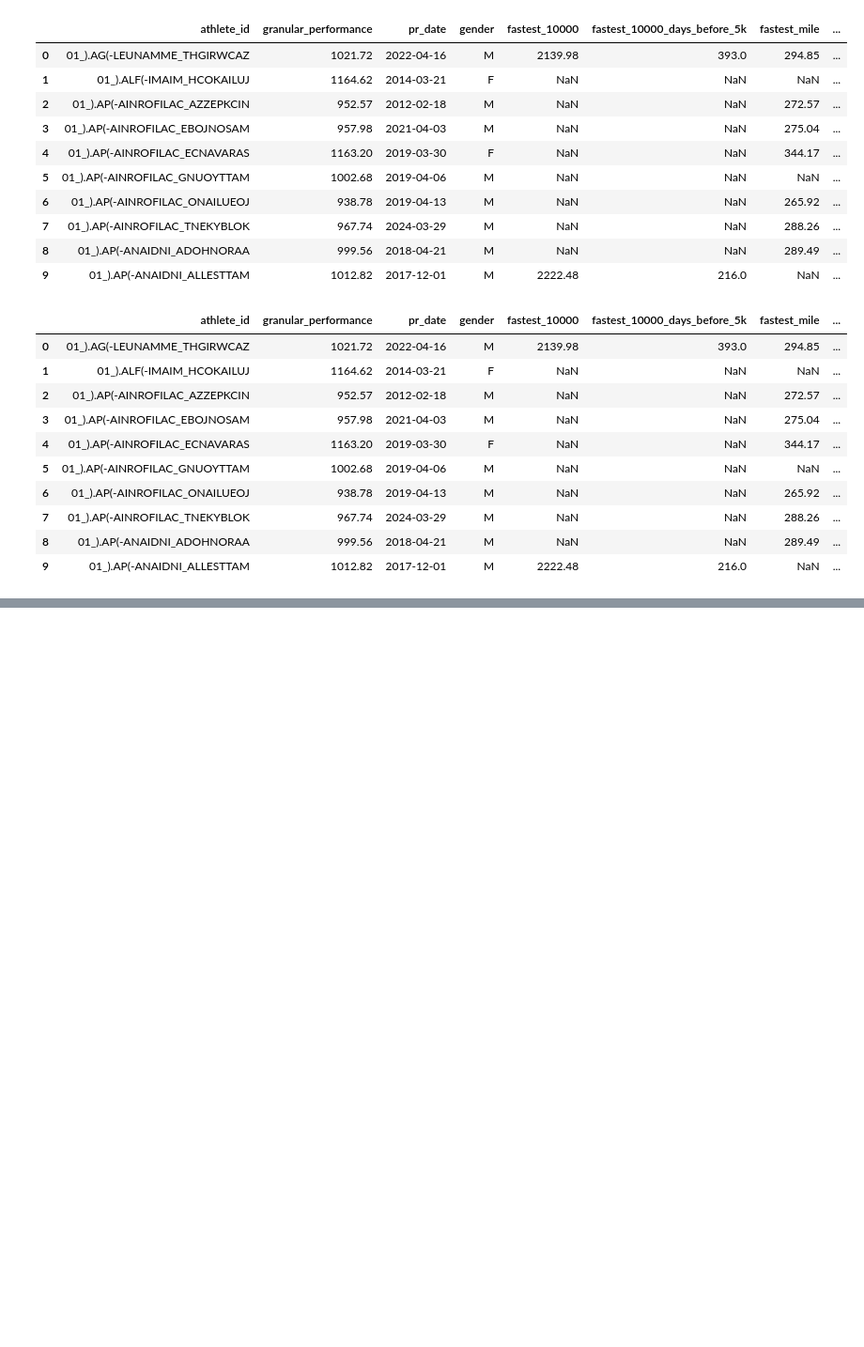
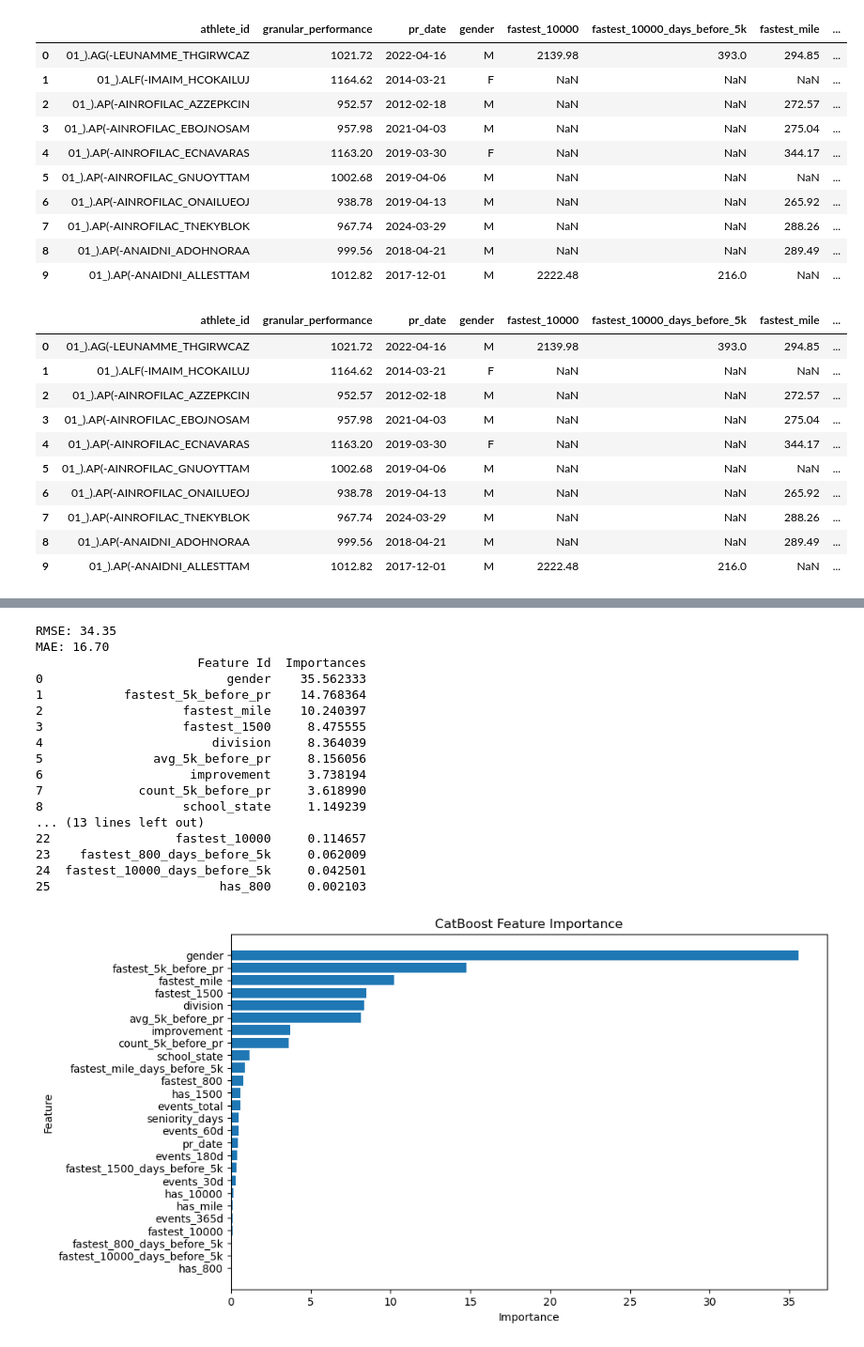
Before and after one commit to stanski901/5k_predictor, a Jupyter notebook: working_file.ipynb, the cells around one changed output, grey strips where cells are left out. Shown: that part at 94% size. Saved outputs shown, nothing was run; the diff lists cells and outputs as text; code cells hidden in the pictures; blank space fills up the shorter version.

```diff
--- a/working_file.ipynb
+++ b/working_file.ipynb
@@ -374,0 +624,21 @@ sample.drop(columns=['first_date'], inplace=True)
+# %%
+# --------------------------
+# 3. Create CatBoost Pool objects
+# --------------------------
+train_pool = Pool(data=X_train, label=y_train, cat_features=cat_features)
+test_pool  = Pool(data=X_test,  label=y_test,  cat_features=cat_features)
+# %%
+# --------------------------
+# 4. Initialize & train CatBoost
+# --------------------------
+model = CatBoostRegressor(
+    iterations=1000,
+    learning_rate=0.05,
+    depth=6,
+    eval_metric='RMSE',
+    random_seed=42,
+    verbose=100,
+    early_stopping_rounds=50
+)
+
+model.fit(train_pool, eval_set=test_pool, use_best_model=True)
@@ -374,0 +663,43 @@ sample.drop(columns=['first_date'], inplace=True)
+# %%
+# --------------------------
+# 5. Evaluate
+# --------------------------
+y_pred = model.predict(X_test)
+rmse = np.sqrt(mean_squared_error(y_test, y_pred))
+mae  = mean_absolute_error(y_test, y_pred)
+print(f"RMSE: {rmse:.2f}")
+print(f"MAE: {mae:.2f}")
+
+# --------------------------
+# 6. Feature importance
+# --------------------------
+feature_importances = model.get_feature_importance(prettified=True)
+print(feature_importances)
+
+# Optional: plot feature importance
+plt.figure(figsize=(10,6))
+plt.barh(feature_importances['Feature Id'], feature_importances['Importances'])
+plt.xlabel("Importance")
+plt.ylabel("Feature")
+plt.title("CatBoost Feature Importance")
+plt.gca().invert_yaxis()
+plt.show()
+# %% [output]
+RMSE: 34.35
+MAE: 16.70
+                      Feature Id  Importances
+0                         gender    35.562333
+1           fastest_5k_before_pr    14.768364
+2                   fastest_mile    10.240397
+3                   fastest_1500     8.475555
+4                       division     8.364039
+5               avg_5k_before_pr     8.156056
+6                    improvement     3.738194
+7             count_5k_before_pr     3.618990
+8                   school_state     1.149239
+... (13 lines left out)
+22                 fastest_10000     0.114657
+23    fastest_800_days_before_5k     0.062009
+24  fastest_10000_days_before_5k     0.042501
+25                       has_800     0.002103
+[figure, added]
```
Also changed, not shown: parts of 20 cells of this notebook.
